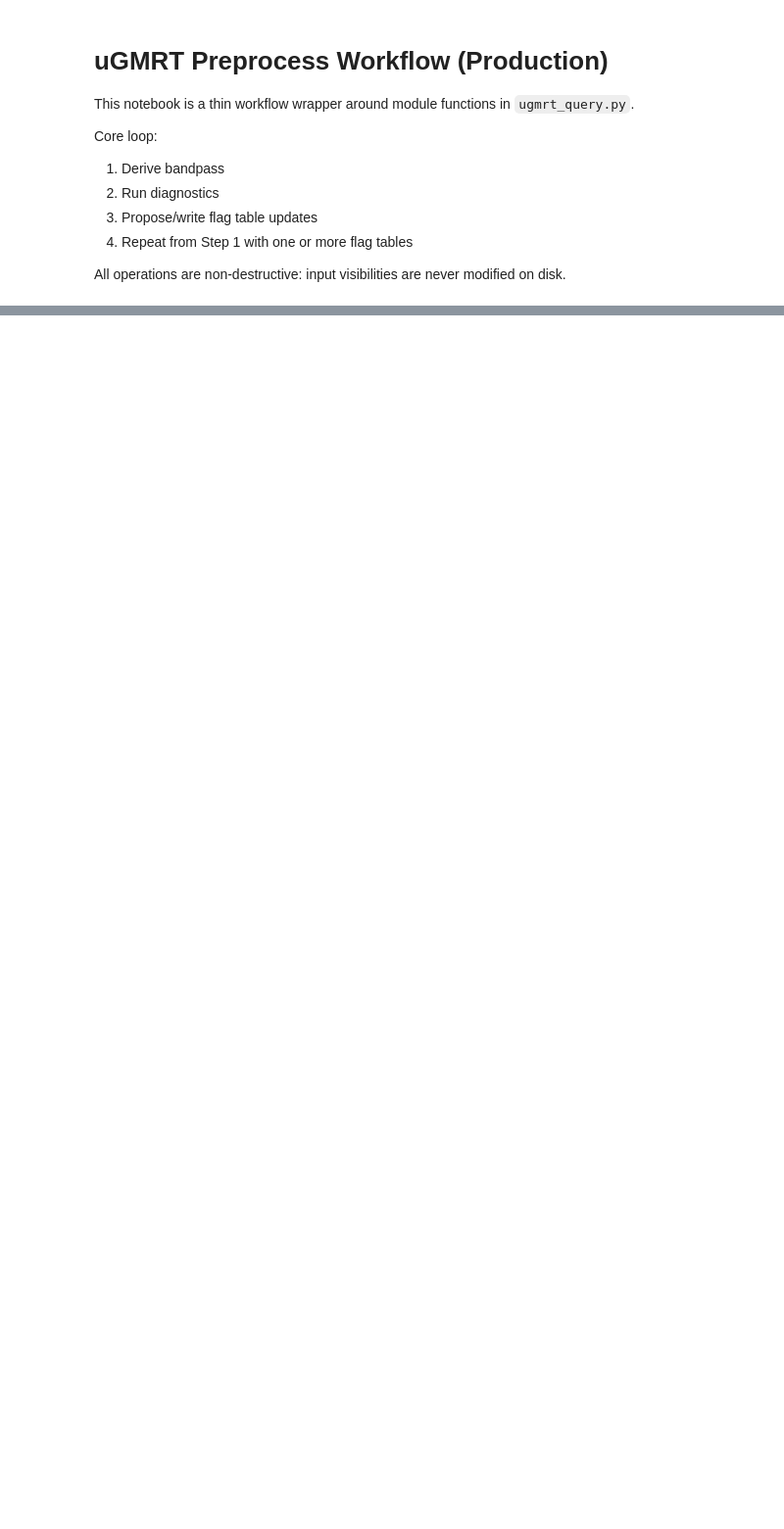
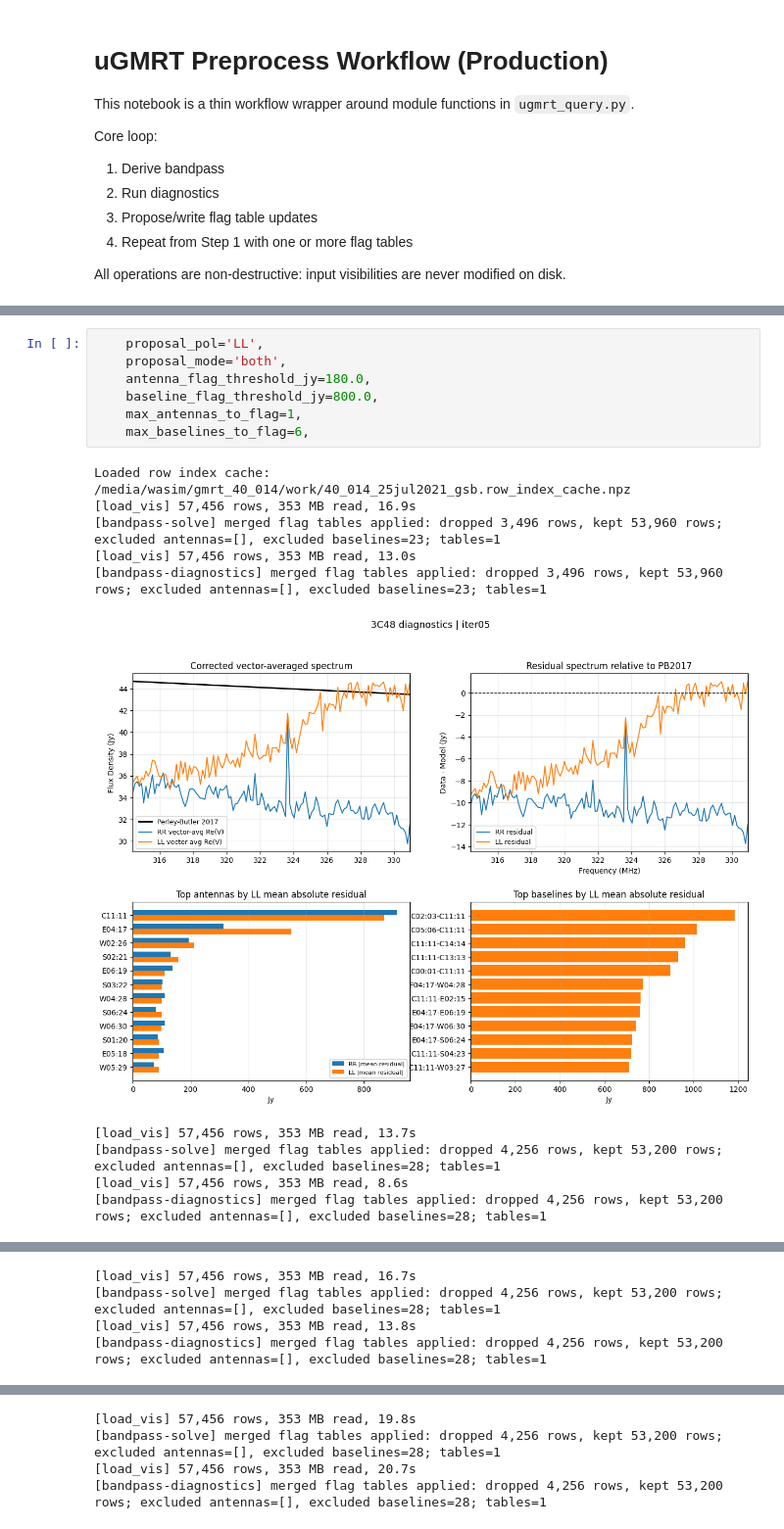
Before and after one commit to wasimraja81/gmrt_analysis, a Jupyter notebook: preprocess_ugmrt.ipynb, the cells around one changed output, grey strips where cells are left out. Shown at 98% size. Cells and saved outputs as stored; diff of their text form; blank space fills up the shorter version.

```diff
--- a/preprocess_ugmrt.ipynb
+++ b/preprocess_ugmrt.ipynb
@@ -210,0 +151,18 @@ print('Pending in-memory flag tables for next iteration:', len(PENDING_FLAG_TABL
+# %%
+    proposal_pol='LL',
+    proposal_mode='both',
+    antenna_flag_threshold_jy=180.0,
+    baseline_flag_threshold_jy=800.0,
+    max_antennas_to_flag=1,
+    max_baselines_to_flag=6,
+# %% [output]
+Loaded row index cache: /media/wasim/gmrt_40_014/work/40_014_25jul2021_gsb.row_index_cache.npz
+[load_vis] 57,456 rows, 353 MB read, 16.9s
+[bandpass-solve] merged flag tables applied: dropped 3,496 rows, kept 53,960 rows; excluded antennas=[], excluded baselines=23; tables=1
+[load_vis] 57,456 rows, 353 MB read, 13.0s
+[bandpass-diagnostics] merged flag tables applied: dropped 3,496 rows, kept 53,960 rows; excluded antennas=[], excluded baselines=23; tables=1
+[figure, added]
+[load_vis] 57,456 rows, 353 MB read, 13.7s
+[bandpass-solve] merged flag tables applied: dropped 4,256 rows, kept 53,200 rows; excluded antennas=[], excluded baselines=28; tables=1
+[load_vis] 57,456 rows, 353 MB read, 8.6s
+[bandpass-diagnostics] merged flag tables applied: dropped 4,256 rows, kept 53,200 rows; excluded antennas=[], excluded baselines=28; tables=1
@@ -210,0 +170,4 @@ print('Pending in-memory flag tables for next iteration:', len(PENDING_FLAG_TABL
+[load_vis] 57,456 rows, 353 MB read, 16.7s
+[bandpass-solve] merged flag tables applied: dropped 4,256 rows, kept 53,200 rows; excluded antennas=[], excluded baselines=28; tables=1
+[load_vis] 57,456 rows, 353 MB read, 13.8s
+[bandpass-diagnostics] merged flag tables applied: dropped 4,256 rows, kept 53,200 rows; excluded antennas=[], excluded baselines=28; tables=1
@@ -210,0 +175,4 @@ print('Pending in-memory flag tables for next iteration:', len(PENDING_FLAG_TABL
+[load_vis] 57,456 rows, 353 MB read, 19.8s
+[bandpass-solve] merged flag tables applied: dropped 4,256 rows, kept 53,200 rows; excluded antennas=[], excluded baselines=28; tables=1
+[load_vis] 57,456 rows, 353 MB read, 20.7s
+[bandpass-diagnostics] merged flag tables applied: dropped 4,256 rows, kept 53,200 rows; excluded antennas=[], excluded baselines=28; tables=1
```
Also changed, not shown: parts of 7 cells of this notebook, 3 other files.
